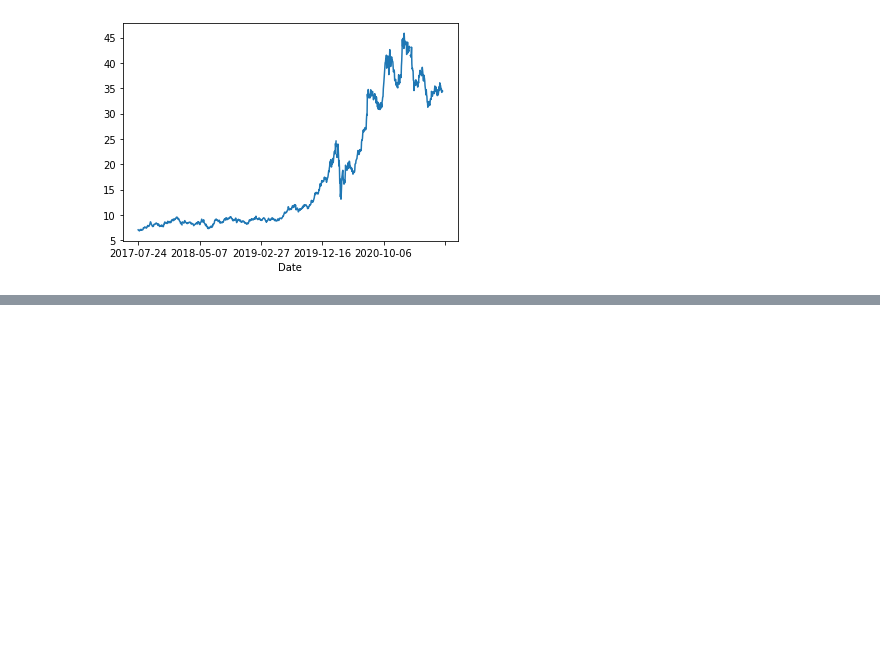
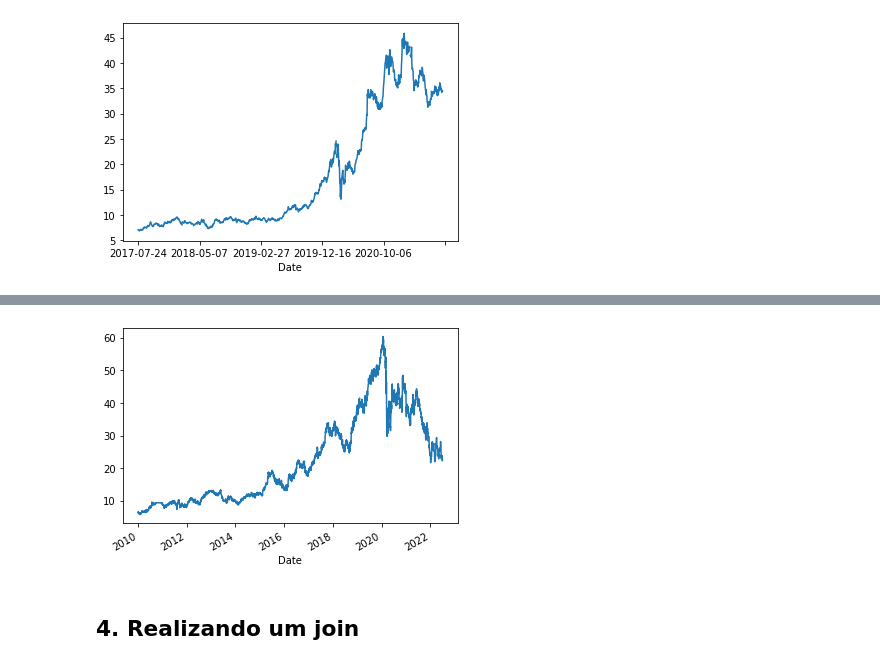
Before and after one commit to robertoricci/Curso-Python-para-Mercado-Financeiro-Trading-com-Dados, a Jupyter notebook: Numpy_e_Pandas.ipynb, the cells around one changed output, grey strips where cells are left out. Drawn from its saved outputs; the diff is of its cells as text; code cells hidden in the pictures; blank space fills up the shorter version.

```diff
--- a/Numpy_e_Pandas.ipynb
+++ b/Numpy_e_Pandas.ipynb
@@ -331,0 +397,2 @@ dados['WEGE3'].plot();
+# %%
+lren = yf.download('LREN3.SA', start = '2010-01-01', end = '2022-07-01')
@@ -331,0 +411,6 @@ dados['WEGE3'].plot();
+# %%
+lren.Close.plot();
+# %% [output]
+[figure, added]
+# %% [markdown]
+## 4. Realizando um join
```
Also changed, not shown: parts of 45 cells of this notebook.
